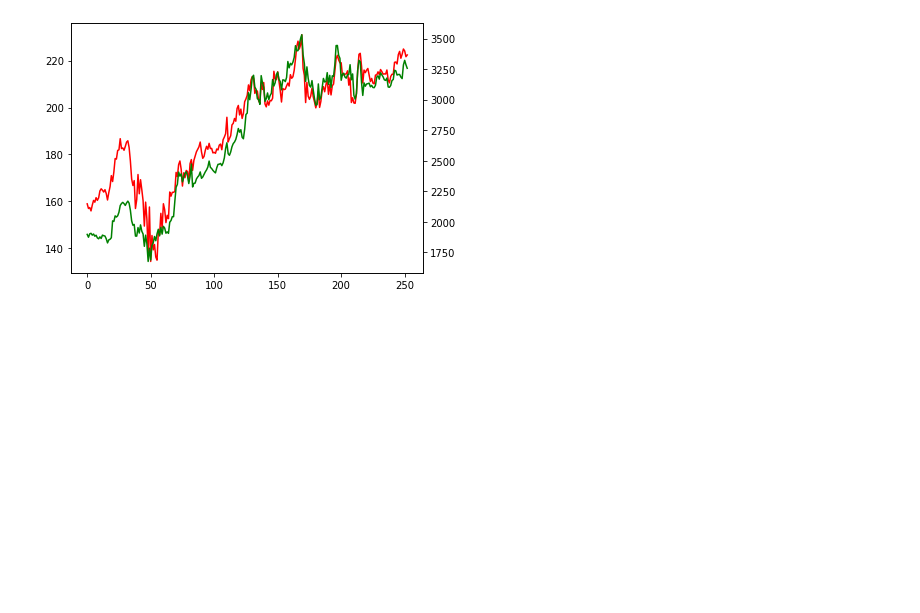
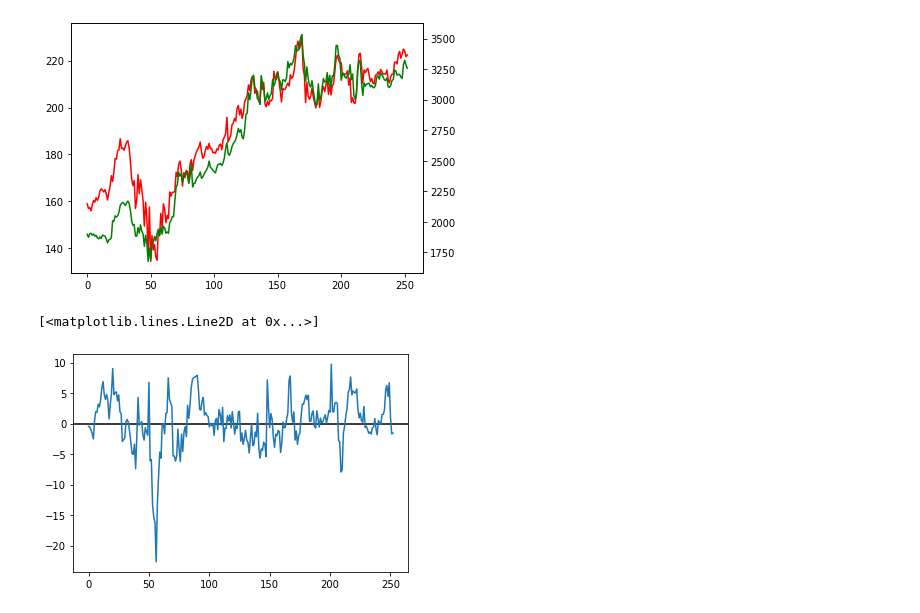
Before and after one commit to BlackBoxTrading1/PairTrading, a Jupyter notebook: quantconnect/pair_tester.ipynb, the cells around one changed output. Drawn from its saved outputs; the diff is of its cells as text; code cells hidden in the pictures; blank space fills up the shorter version.

Commit message:
resid function

```diff
--- a/quantconnect/pair_tester.ipynb
+++ b/quantconnect/pair_tester.ipynb
@@ -77,9 +73,3 @@ def run_kalman(series):
                             transition_covariance=0.0001)
     filtered_series = kf_stock.smooth(series)[0].flatten()
     return filtered_series
-# %%
-series1 = qb.History(s1.Symbol, start_date, end_date, Resolution.Daily).close.values.tolist()
-series2 = qb.History(s2.Symbol, start_date, end_date, Resolution.Daily).close.values.tolist()
-alphas, betas, spreads, residuals = get_spreads(series1,series2,dist)
-plt.plot(residuals[-dist:])
-plt.axhline(y=0, color='k')
@@ -120,3 +96,39 @@ fig.tight_layout()
 plt.show()
 # %% [output]
 [figure]
+# %%
+import statsmodels.tsa.stattools as sm
+
+def get_resids(series1, series2, length):
+    residuals = []
+    zscores = []
+
+    for i in range(1, hedge_lookback):
+        start_index = len(series1) - length - hedge_lookback + i
+        resid = sm_resids(series2[start_index-hedge_lookback:start_index],
+                                  series1[start_index-hedge_lookback:start_index])
+        residuals = np.append(residuals, resid)
+
+    for i in range(length):
+        start_index = len(series1) - length + i
+        resid = sm_resids(series2[start_index-hedge_lookback:start_index],
+                                  series1[start_index-hedge_lookback:start_index])
+        residuals = np.append(residuals, resid)
+        avg = np.mean(residuals[-hedge_lookback:])
+        std = np.std(residuals[-hedge_lookback:])
+        zscores = np.append(zscores, (resid-avg)/std)
+    return zscores, residuals
+
+def sm_resids(series1,series2):
+    X = sm.add_constant(series1)
+    model = sm.OLS(series2, X)
+    results = model.fit()
+    return results.resid[-1]
+# %%
+zscores,residuals = get_resids(series1,series2,dist)
+# plt.plot(run_kalman(residuals[-dist:]))
+plt.axhline(y=0, color='k')
+plt.plot(residuals[-dist:])
+# %% [output]
+[<matplotlib.lines.Line2D at 0x...>]
+[figure, added]
```
Also changed, not shown: parts of 4 cells of this notebook, 3 other files.
